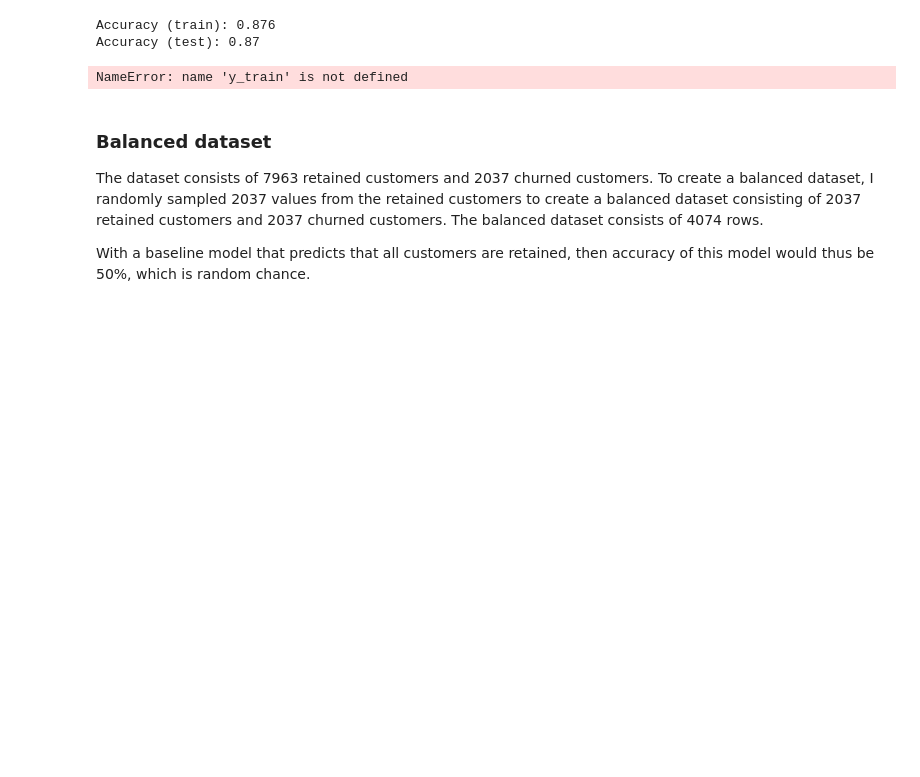
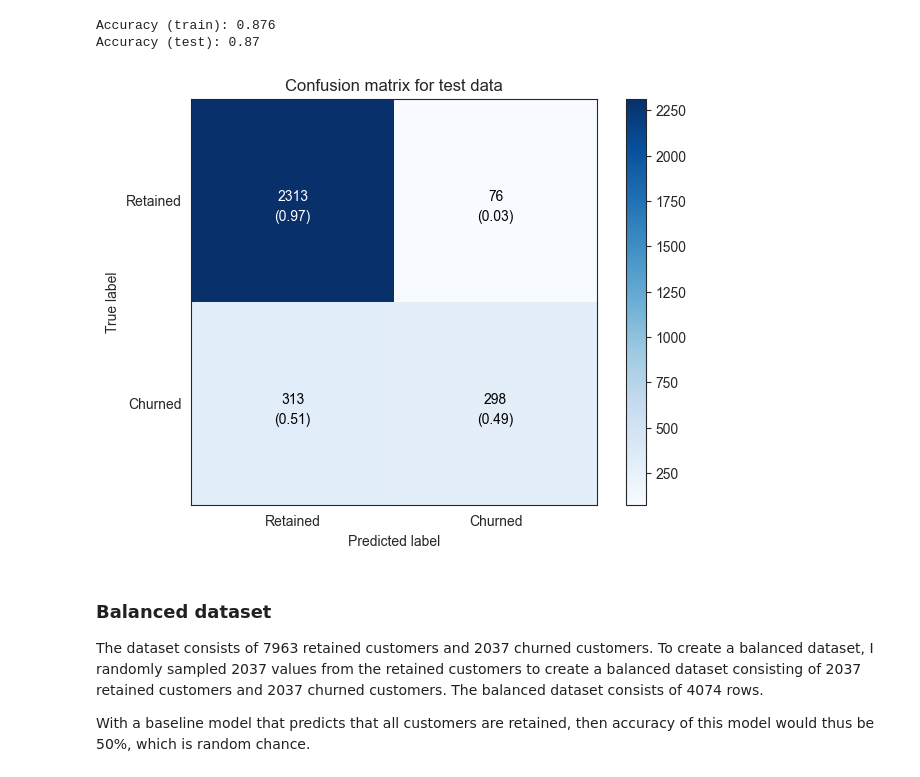
Before and after one commit to suleenwong/Bank-Customer-Churn-Analysis, a Jupyter notebook: churn_prediction_notebook.ipynb, the cells around one changed output. Saved outputs shown, nothing was run; the diff lists cells and outputs as text; code cells hidden in the pictures; blank space fills up the shorter version.

```diff
--- a/churn_prediction_notebook.ipynb
+++ b/churn_prediction_notebook.ipynb
@@ -590,12 +588,10 @@ Accuracy (train): 0.876
 Accuracy (test): 0.87
 # %%
 # Confusion matrix on train and test data
-cm_train = confusion_matrix(y_train, y_pred_train)
-cm_test = confusion_matrix(y_test, y_pred_test)
 plot_confusion_matrix(confusion_matrix(y_test, y_pred_test),
     classes=['Retained', 'Churned'], title='Confusion matrix for test data')
 # %% [output]
-NameError: name 'y_train' is not defined
+[figure, added]
 # %% [markdown]
 ### Balanced dataset
 
```
Also changed, not shown: parts of 1 cell of this notebook.
